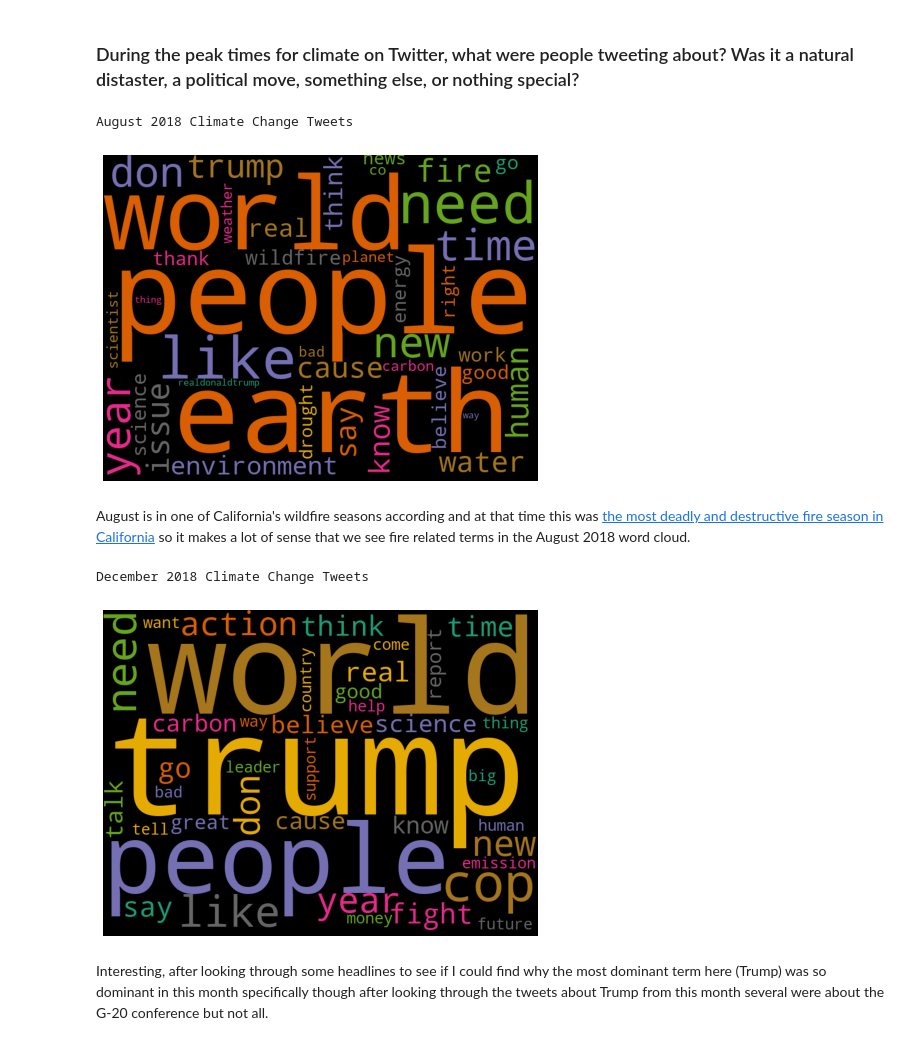
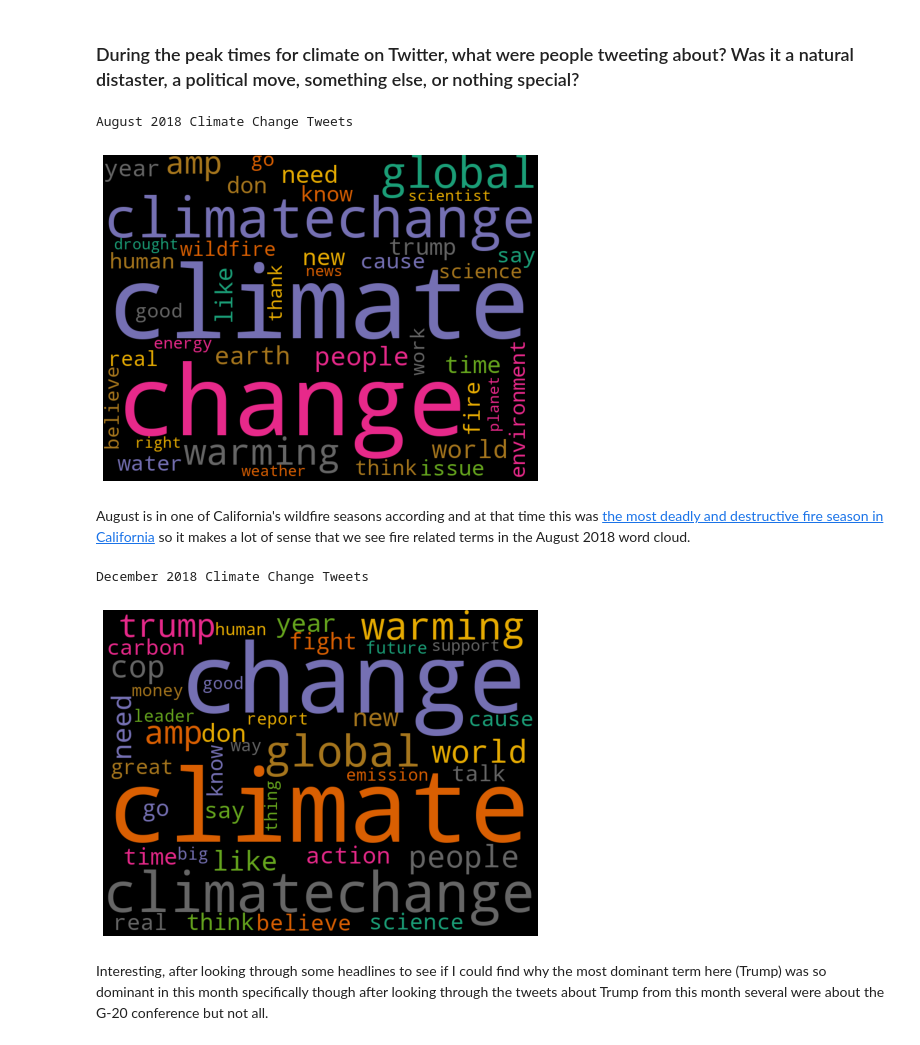
Before and after one commit to arjungandhi521/arjungandhi521.github.io, a Jupyter notebook: Climate Change on Twitter.ipynb, the cells around one changed output. Cells and saved outputs as stored; diff of their text form; code cells hidden in the pictures.

Commit message:
minor edits and updated html

```diff
--- a/Climate Change on Twitter.ipynb
+++ b/Climate Change on Twitter.ipynb
@@ -333,4 +335,15 @@ As you can see there were several time periods where the frequency of tweeting a
 # %%
+# SWITCH SO ALWAYS EXCLUDE THESE
+# These were the terms used for collecting tweets, terms with space have been made into two elements and duplicates
+# are remoevd
+exclude = ["climatechange", "climatechangeisreal", "actonclimate", "globalwarming",
+                  "climatechangehoax", "climatedeniers", "climatechangeisfalse", "globalwarminghoax",
+                  "climatechangenotreal", "change", "global", "warming", "climate", "hoax"]
+# drop the &amp column bc this is a not a word and shows up much in the word clouds and is HTML of &
+# also drop search critera
+#bow.drop(columns=["amp"], inplace=True)
+exclude.append("amp")
+
 # make bag of words
 cv=CountVectorizer(analyzer='word')
 
@@ -341,15 +354,14 @@ for r in data.iterrows():
 
 data["tweet"] = tweets
 # don't need the text columns anymore
-data = data.drop(columns=["text"])
+#data = data.drop(columns=["text"])
 
 # define a function that takes in a data frame of tweets and returns a bag of words w/ the help of sklearn
 def make_bag_of_words(tweets):
     info = cv.fit_transform(tweets["tweet"])
     bow = pd.DataFrame(info.toarray(), columns=cv.get_feature_names())
     bow.index=tweets.index
-    # drop the &amp column bc this is a not a word and shows up much in the word clouds and is HTML of &
-    bow.drop(columns=["amp"], inplace=True)
+    #bow.drop(columns=exclude, inplace=True)
     return bow
 
 # make a bag of words for each year i have data on
@@ -411,7 +423,7 @@ It looks like the popular kids on Twitter are largely tweeting the same words as
 ### During the peak times for climate on Twitter, what were people tweeting about? Was it a natural distaster, a political move, something else, or nothing special?
 # %%
 # I want to see what was "special" about these time frames so I will remove the words that are always most popular
-popular = ["climate", "change", "global", "warming", "climatechange"] # redefine
+#popular = ["climate", "change", "global", "warming", "climatechange"] # redefine
 
 # Make a word cloud for August 2018
 # Ends of August 2018
@@ -422,27 +434,27 @@ eighteen = data[data["year"] == 2018] # 2018 df
 aug_on = eighteen[eighteen["date_tweeted"] >= aug1]
 aug2018 = aug_on[aug_on["date_tweeted"] <= aug31]
 # Get the bow
-bow_aug = make_bag_of_words(aug2018).drop(columns=popular)
+bow_aug = make_bag_of_words(aug2018)#.drop(columns=search_critera)
 # Call make word cloud
 print("August 2018 Climate Change Tweets")
 make_word_cloud(bow_aug)
 # %% [output]
 August 2018 Climate Change Tweets
-[figure, old version]
+[figure, new version]
 # %% [markdown]
 August is in one of California's wildfire seasons according and at that time this was [the most deadly and destructive fire season in California](https://en.wikipedia.org/wiki/2018_California_wildfires) so it makes a lot of sense that we see fire related terms in the August 2018 word cloud.
 # %%
 # Do the same for December 2018
 start = datetime.date(2018, 12, 1) # start of december
 december_2018 = eighteen[eighteen["date_tweeted"] >= start] # december 2018 df
 # make bag of words and drop most popular terms
-bow_d18 = make_bag_of_words(december_2018).drop(columns=popular)
+bow_d18 = make_bag_of_words(december_2018)#.drop(columns=popular)
 # make word cloud
 print("December 2018 Climate Change Tweets")
 make_word_cloud(bow_d18)
 # %% [output]
 December 2018 Climate Change Tweets
-[figure, old version]
+[figure, new version]
 # %% [markdown]
 Interesting, after looking through some headlines to see if I could find why the most dominant term here (Trump) was so dominant in this month specifically though after looking through the tweets about Trump from this month several were about the G-20 conference but not all.
 # %% [markdown]
```
Also changed, not shown: parts of 10 cells of this notebook, 1 other file.
